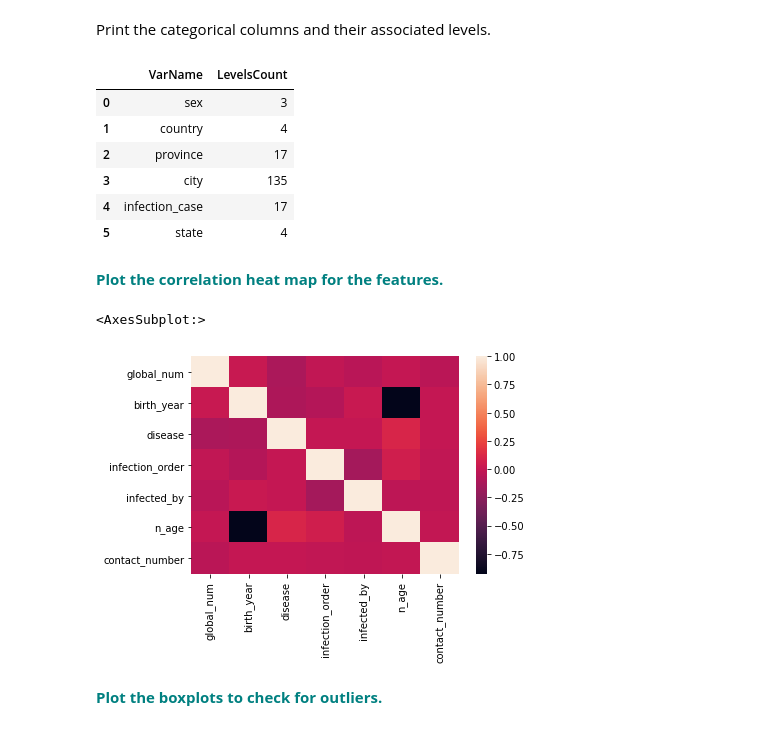
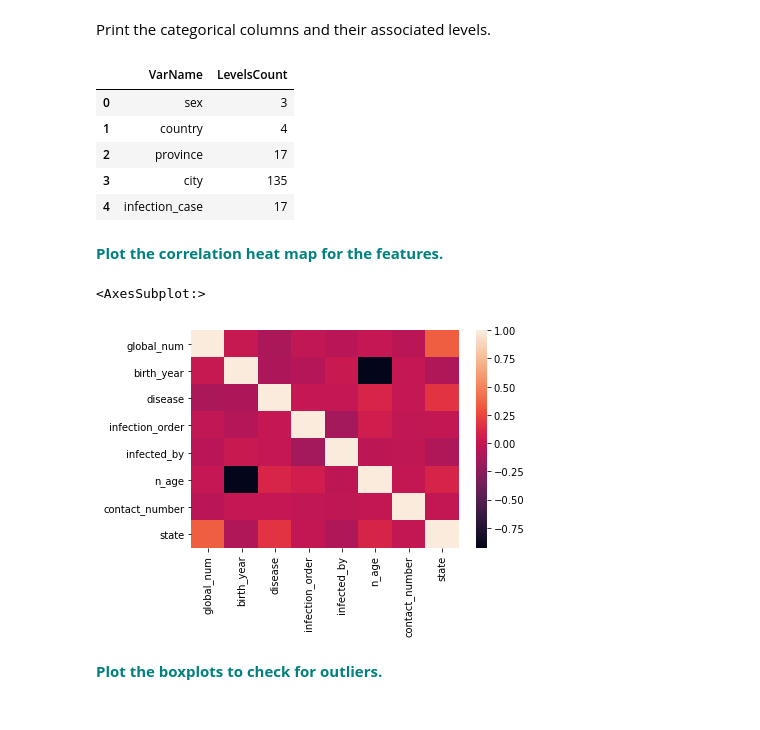
Before and after one commit to eerogers/Random_Forest, a Jupyter notebook: RandomForest_casestudy_covid19.ipynb, the cells around one changed output. Saved outputs shown, nothing was run; the diff lists cells and outputs as text; code cells hidden in the pictures.

```diff
--- a/RandomForest_casestudy_covid19.ipynb
+++ b/RandomForest_casestudy_covid19.ipynb
@@ -272,6 +272,10 @@ df['sex'].fillna('Unknown', inplace=True)
 df['city'].fillna('Unknown', inplace=True)
 df['infection_case'].fillna('Unknown', inplace=True)
 df['state'].fillna('other', inplace=True)
+df['state'] = df['state'].replace(to_replace = 'released', value = 0)
+df['state'] = df['state'].replace(to_replace = 'isolated', value = 1)
+df['state'] = df['state'].replace(to_replace = 'deceased', value = 2)
+df['state'] = df['state'].replace(to_replace = 'other', value = 3)
 df.state.unique()
 # %% [output]
 patient_id # of missing values:  0
@@ -403,16 +408,15 @@ vn
 | 2 | province | 17 |
 | 3 | city | 135 |
 | 4 | infection_case | 17 |
-| 5 | state | 4 |
 # %% [markdown]
 **<font color='teal'> Plot the correlation heat map for the features.</font>**
 # %%
-numerical = ['global_num', 'birth_year', 'disease', 'infection_order', 'infected_by', 'n_age', 'contact_number']
-categorical =['sex', 'country', 'province', 'city', 'infection_case', 'state']
+numerical = ['global_num', 'birth_year', 'disease', 'infection_order', 'infected_by', 'n_age', 'contact_number', 'state']
+categorical =['sex', 'country', 'province', 'city', 'infection_case']
 sns.heatmap(df[numerical].corr())
 # %% [output]
 <AxesSubplot:>
-[figure, old version]
+[figure, new version]
 # %% [markdown]
 **<font color='teal'> Plot the boxplots to check for outliers. </font>**
 # %%
```
Also changed, not shown: parts of 10 cells of this notebook, 2 other files.
